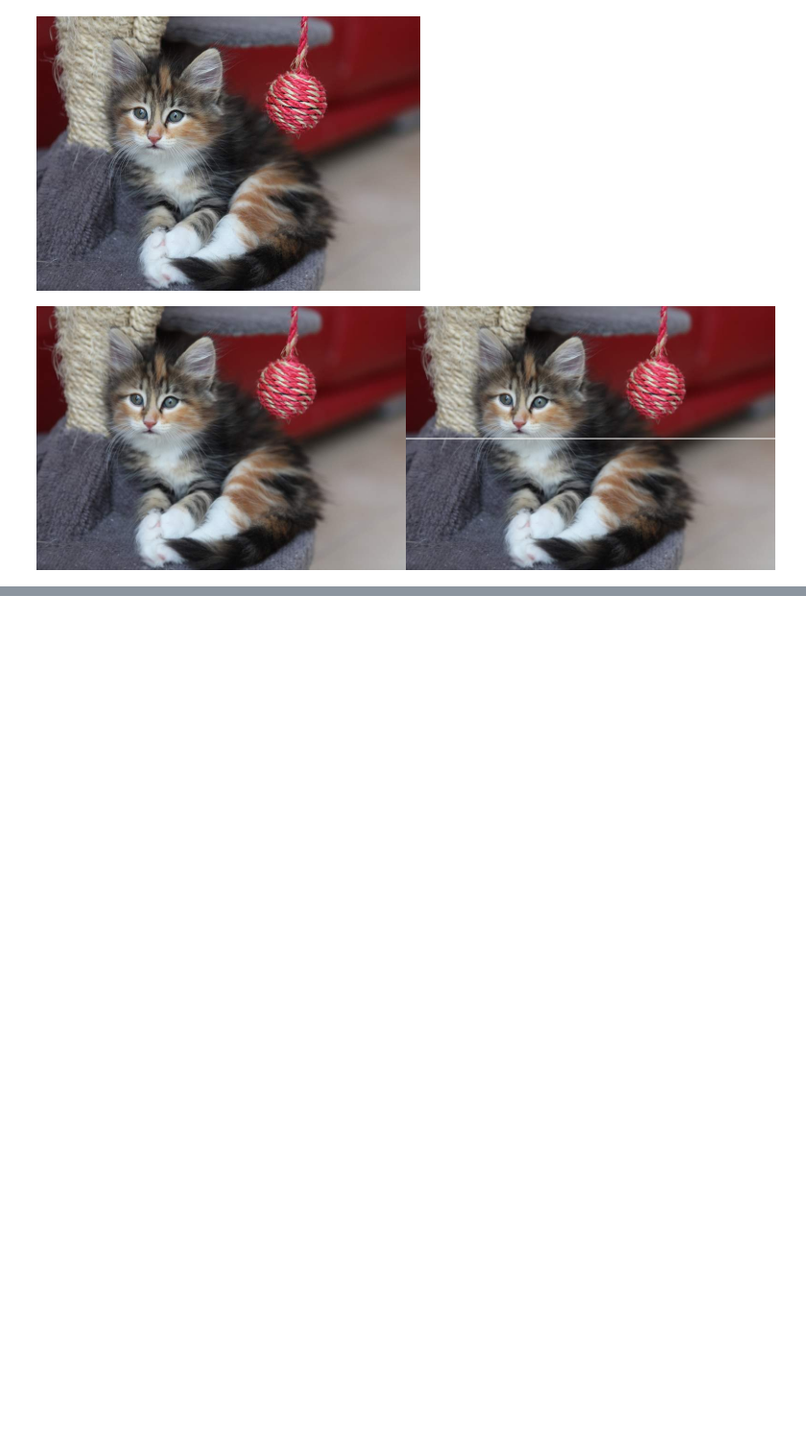
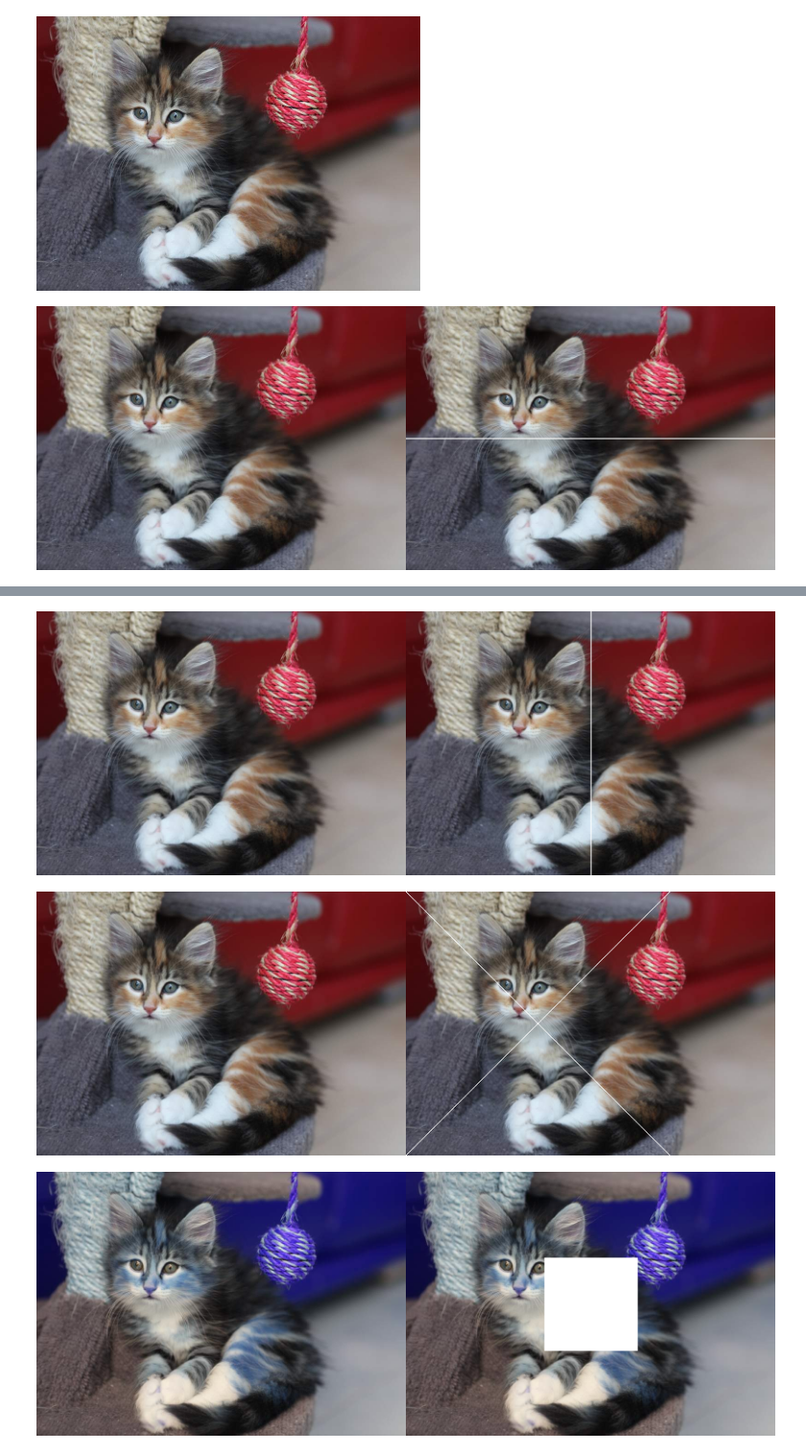
Before and after one commit to mafazann/PCVK_Ganjil_2023, a Jupyter notebook: Week1.ipynb, the cells around one changed output, grey strips where cells are left out. Shown at 96% size. Cells and saved outputs as stored; diff of their text form; code cells hidden in the pictures; blank space fills up the shorter version.

```diff
--- a/Week1.ipynb
+++ b/Week1.ipynb
@@ -87,3 +106,58 @@ rendah!
 > Resolusi gambar : Jumlah pixel yang terdapat dalam gambar yang dinyatakan dalam bentuk dimensi misal 1080x720
 
 > Pixel dan resolusi gambar saling berkaitan karena jumlah pixel dalam gambar secara langsung mempengaruhi seberapa baik detail gambar di reproduksi, Resolusi gambar yang lebih tinggi berarti gambar memiliki lebih banyak pixel, sehingga detailnya lebih tajam dan lebih halus
+# %%
+# TUGAS
+
+# Vertikal
+image_2 = cv.cvtColor(image, cv.COLOR_BGR2RGB)
+image_3 = cv.cvtColor(image, cv.COLOR_BGR2RGB)
+
+for x in range(tinggi):
+  image_3[x, int(lebar/2)] = [255,255,255]
+
+final_frame = cv.hconcat((image_2, image_3))
+
+
+# Menyilang
+image_2 = cv.cvtColor(image, cv.COLOR_BGR2RGB)
+image_vertical = cv.cvtColor(image, cv.COLOR_BGR2RGB)
+image_cross = cv.cvtColor(image, cv.COLOR_BGR2RGB)
+
+for x in range (tinggi):
+  image_vertical[x, int((lebar)/2)] = [255,255,255]
+
+for i in range(min(tinggi, lebar)):
+    image_cross[i, i] = [255,255, 255]
+    image_cross[tinggi - i - 1, i] = [255,255, 255]
+
+final_frame1 = cv.hconcat((image_2, image_vertical))
+final_frame2 = cv.hconcat((image_2, image_cross))
+
+cv2_imshow(final_frame1)
+print("\n")
+cv2_imshow(final_frame2)
+
+# Kotak
+image_2 = cv.cvtColor(image, cv.COLOR_BGR2RGB)
+image_3 = cv.cvtColor(image, cv.COLOR_BGR2RGB)
+
+box_width = 100
+box_height = 100
+x_start = (width - box_width) // 2
+y_start = (height - box_height) // 2
+x_end = x_start + box_width
+y_end = y_start + box_height
+
+    # Salin gambar untuk menghindari perubahan pada gambar asli
+image_with_box = image.copy()
+cv2.rectangle(image_with_box, (x_start, y_start), (x_end, y_end), (255, 255, 255), -1)  # Warna putih, -1 untuk mengisi kotak
+
+    # Menampilkan gambar dengan kotak
+final_frame = cv2.hconcat((image, image_with_box))
+cv2_imshow(final_frame)
+print('\n')
+# %% [output]
+[figure, added]
+[figure, added]
+[figure, added]
```
Also changed, not shown: parts of 8 cells of this notebook.
